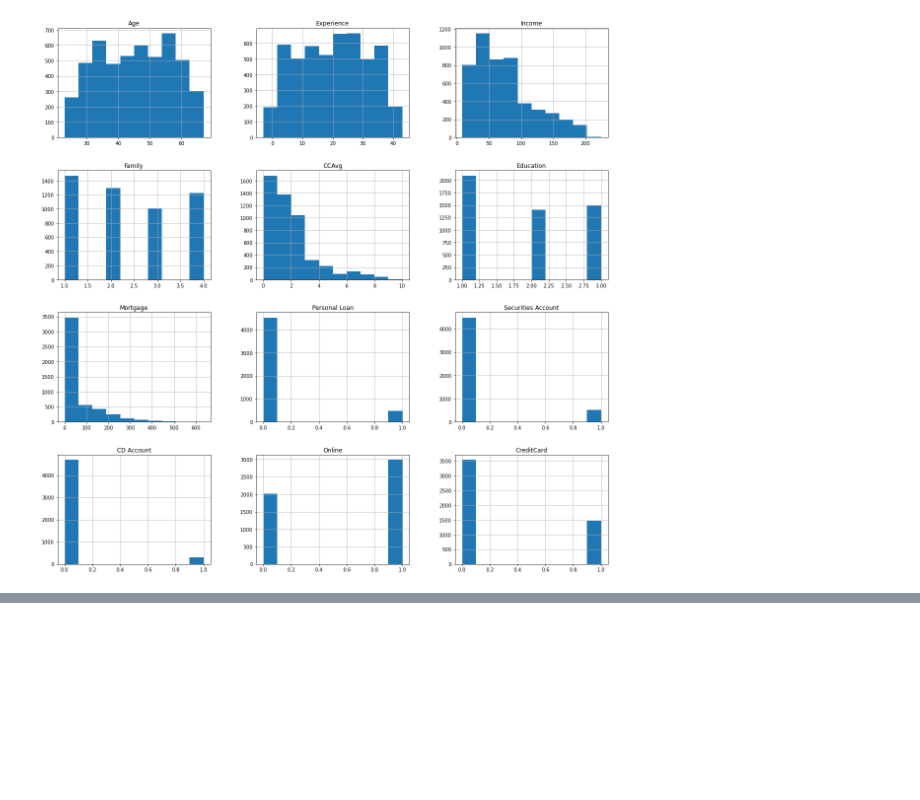
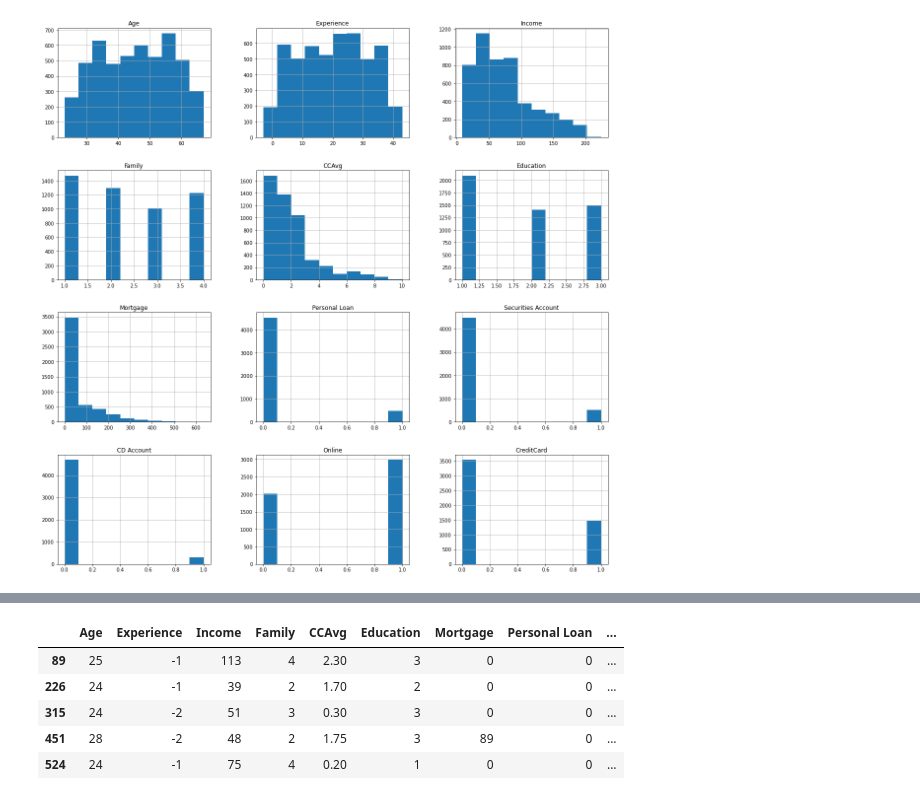
Before and after one commit to vikas0694/Finance-Data-Analysis, a Jupyter notebook: Untitled.ipynb, the cells around one changed output, grey strips where cells are left out. Cells and saved outputs as stored; diff of their text form; code cells hidden in the pictures; blank space fills up the shorter version.

```diff
--- a/Untitled.ipynb
+++ b/Untitled.ipynb
@@ -125,0 +137,9 @@ array([[<AxesSubplot:title={'center':'Age'}>,
+# %%
+Negative_exp.head()
+# %% [output]
+|  | Age | Experience | Income | Family | CCAvg | Education | Mortgage | Personal Loan | ... |
+| 89 | 25 | -1 | 113 | 4 | 2.30 | 3 | 0 | 0 | ... |
+| 226 | 24 | -1 | 39 | 2 | 1.70 | 2 | 0 | 0 | ... |
+| 315 | 24 | -2 | 51 | 3 | 0.30 | 3 | 0 | 0 | ... |
+| 451 | 28 | -2 | 48 | 2 | 1.75 | 3 | 89 | 0 | ... |
+| 524 | 24 | -1 | 75 | 4 | 0.20 | 1 | 0 | 0 | ... |
```
Also changed, not shown: parts of 4 cells of this notebook.
